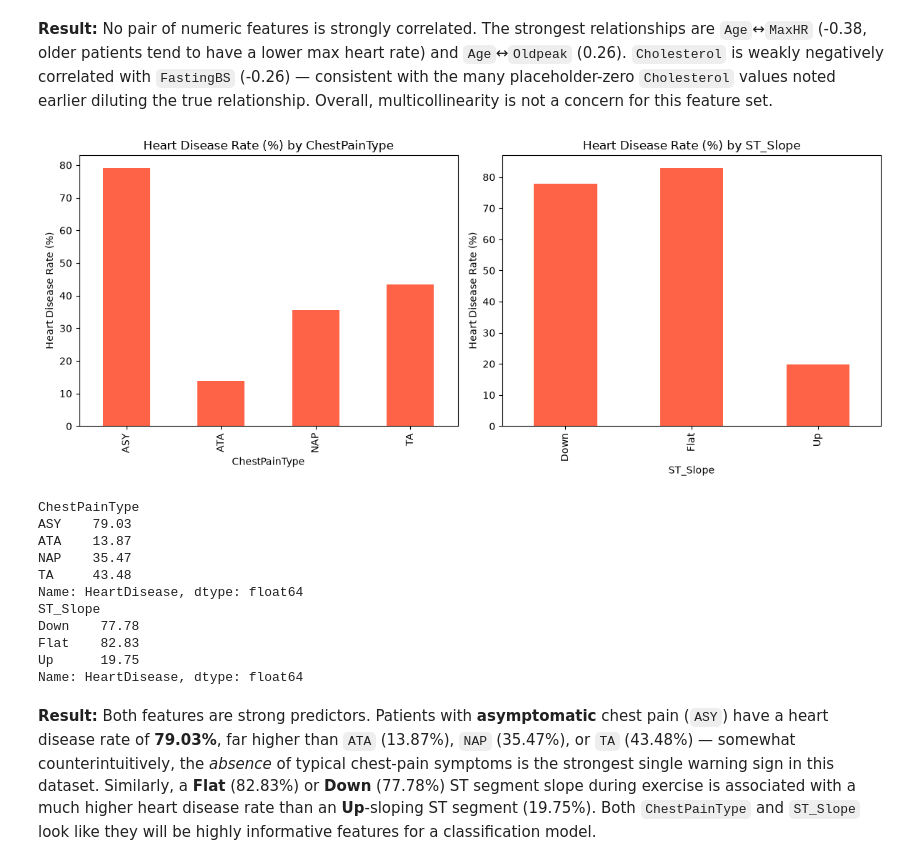
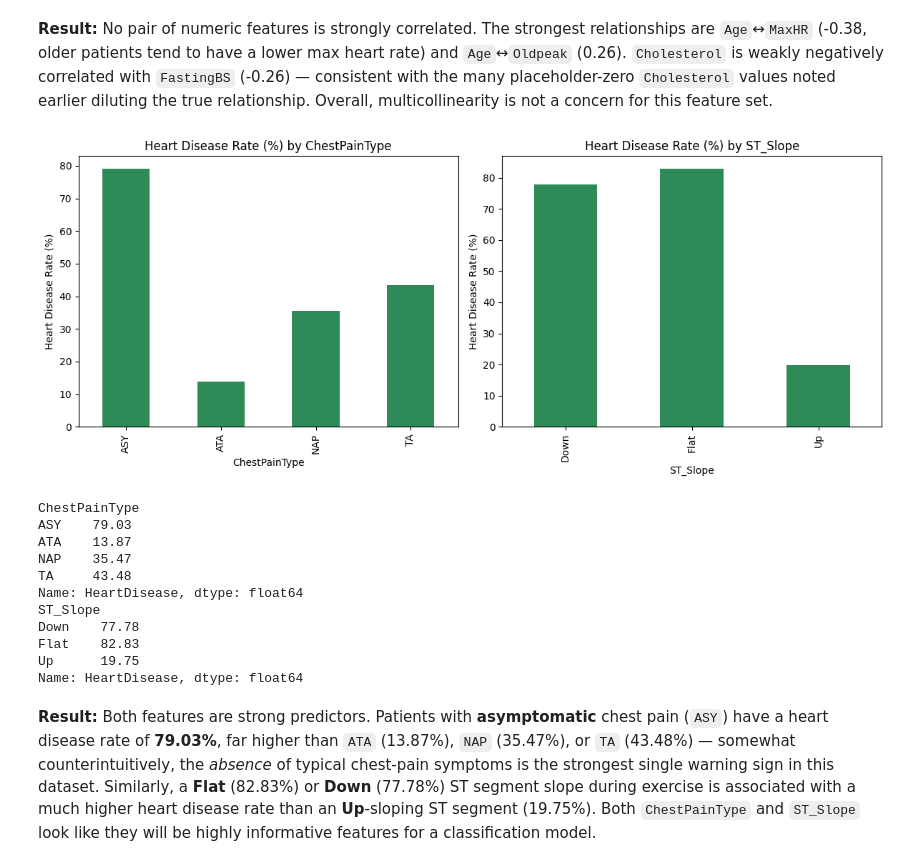
Before and after one commit to AIVIETNAM-AIO-tlee/healthcare-risk-prediction, a Jupyter notebook: notebooks/01_eda.ipynb, the cells around one changed output. Cells and saved outputs as stored; diff of their text form; code cells hidden in the pictures.

```diff
--- a/notebooks/01_eda.ipynb
+++ b/notebooks/01_eda.ipynb
@@ -403,20 +407,20 @@ Oldpeak      0.26       0.16         0.05       0.05  -0.16     1.00
 # %%
 fig, axes = plt.subplots(1, 2, figsize=(12, 5))
 rate_cp = (df2.groupby('ChestPainType')['HeartDisease'].mean() * 100).round(2)
-rate_cp.plot(kind='bar', ax=axes[0], color='tomato')
+rate_cp.plot(kind='bar', ax=axes[0], color='#2E8B57')
 axes[0].set_title('Heart Disease Rate (%) by ChestPainType')
 axes[0].set_ylabel('Heart Disease Rate (%)')
 
 rate_slope = (df2.groupby('ST_Slope')['HeartDisease'].mean() * 100).round(2)
-rate_slope.plot(kind='bar', ax=axes[1], color='tomato')
+rate_slope.plot(kind='bar', ax=axes[1], color='#2E8B57')
 axes[1].set_title('Heart Disease Rate (%) by ST_Slope')
 axes[1].set_ylabel('Heart Disease Rate (%)')
 plt.tight_layout()
 plt.show()
 print(rate_cp)
 print(rate_slope)
 # %% [output]
-[figure, old version]
+[figure, new version]
 ChestPainType
 ASY    79.03
 ATA    13.87
```
Also changed, not shown: parts of 13 cells of this notebook, 6 other files.
